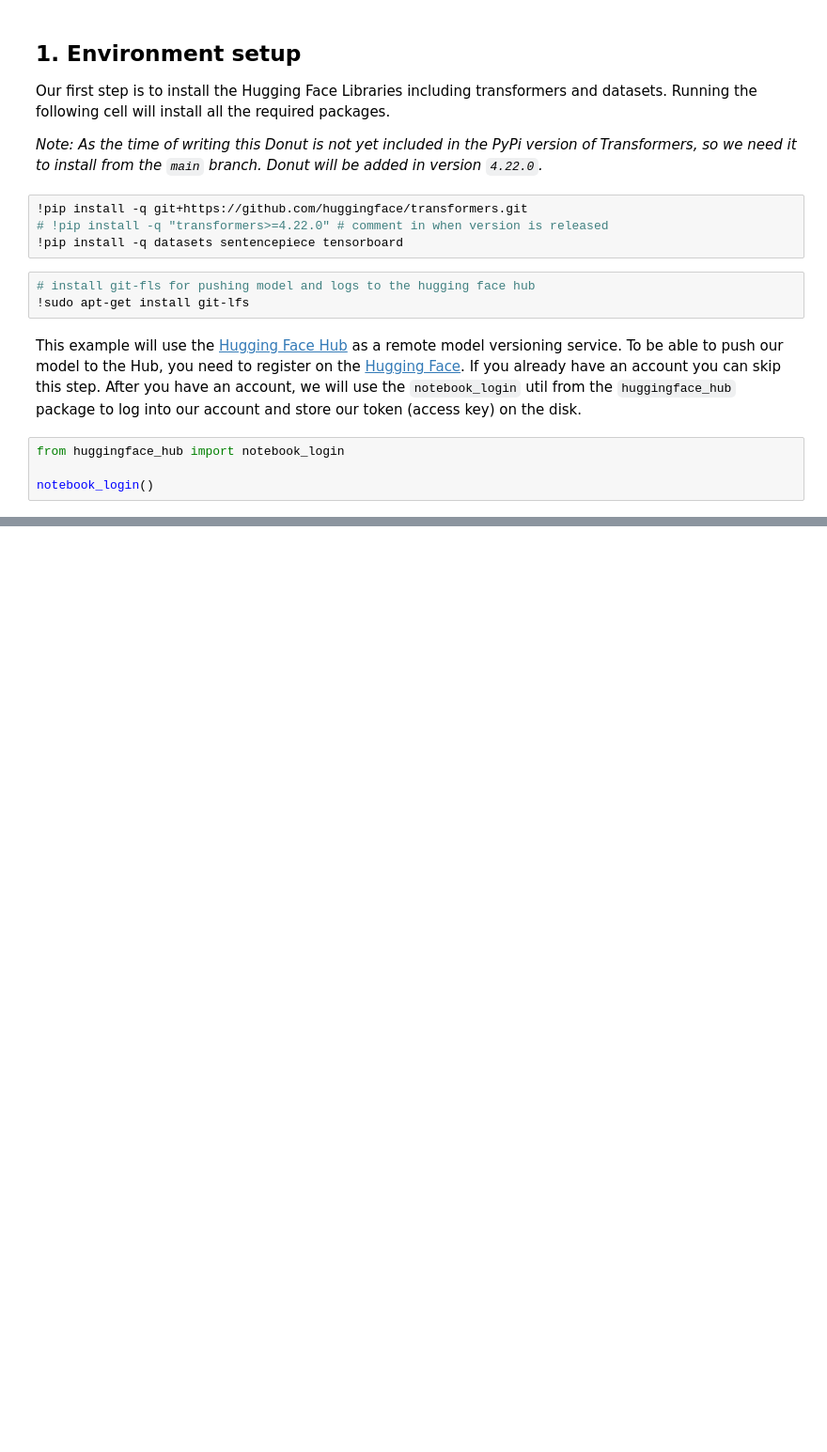
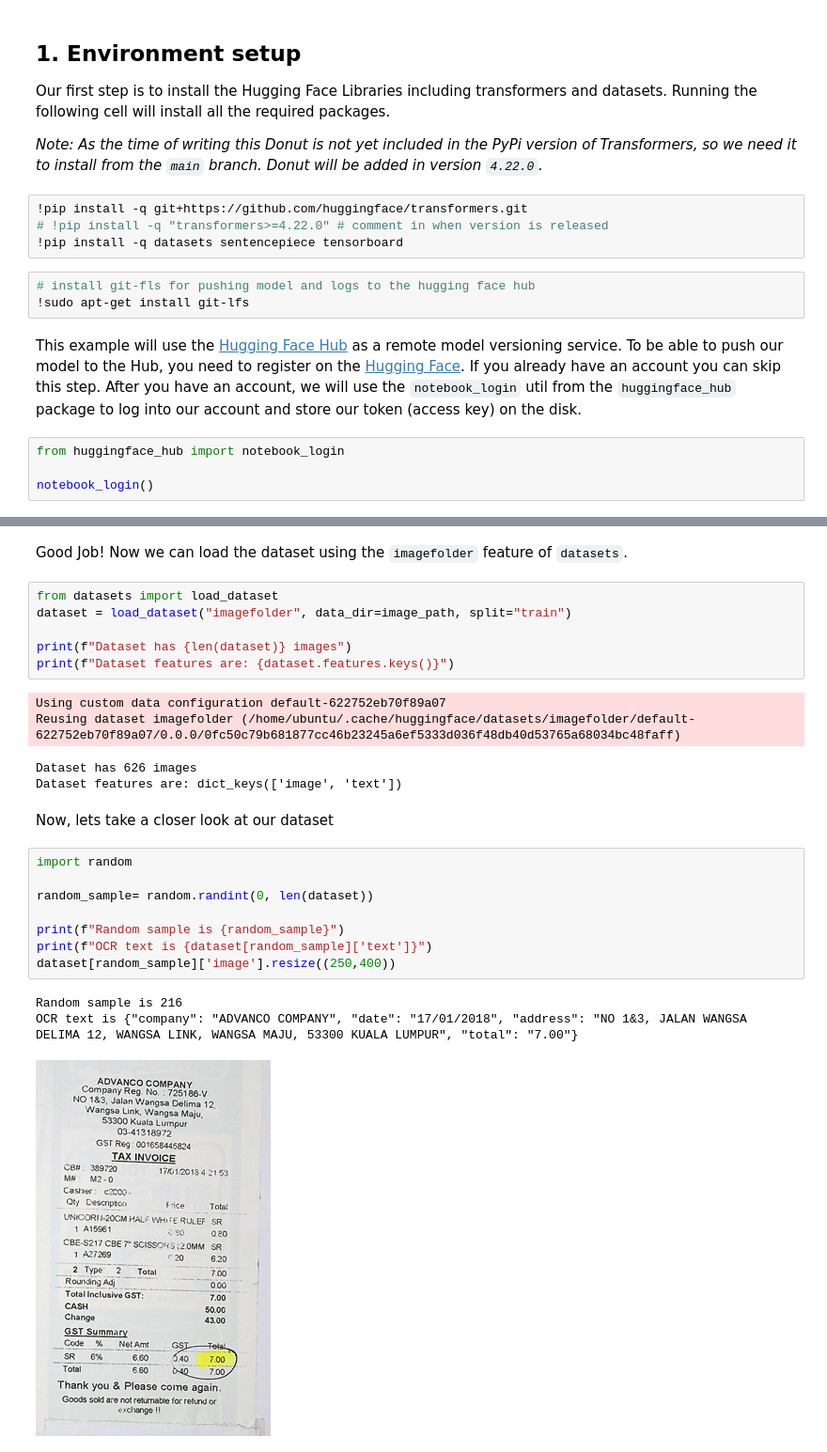
Before and after one commit to philschmid/document-ai-transformers, a Jupyter notebook: training/donut_sroie.ipynb, the cells around one changed output, grey strips where cells are left out. Shown at 94% size. Cells and saved outputs as stored; diff of their text form; blank space fills up the shorter version.

Commit message:
dataset loading

```diff
--- a/training/donut_sroie.ipynb
+++ b/training/donut_sroie.ipynb
@@ -58,0 +118,27 @@ datasat = load_dataset("darentang/sroie")
+# %% [markdown]
+Good Job! Now we can load the dataset using the `imagefolder` feature of `datasets`.
+# %%
+from datasets import load_dataset
+dataset = load_dataset("imagefolder", data_dir=image_path, split="train")
+
+print(f"Dataset has {len(dataset)} images")
+print(f"Dataset features are: {dataset.features.keys()}")
+# %% [output]
+Using custom data configuration default-622752eb70f89a07
+Reusing dataset imagefolder (/home/ubuntu/.cache/huggingface/datasets/imagefolder/default-622752eb70f89a07/0.0.0/0fc50c79b681877cc46b23245a6ef5333d036f48db40d53765a68034bc48faff)
+Dataset has 626 images
+Dataset features are: dict_keys(['image', 'text'])
+# %% [markdown]
+Now, lets take a closer look at our dataset
+# %%
+import random
+
+random_sample= random.randint(0, len(dataset))
+
+print(f"Random sample is {random_sample}")
+print(f"OCR text is {dataset[random_sample]['text']}")
+dataset[random_sample]['image'].resize((250,400))
+# %% [output]
+Random sample is 216
+OCR text is {"company": "ADVANCO COMPANY", "date": "17/01/2018", "address": "NO 1&3, JALAN WANGSA DELIMA 12, WANGSA LINK, WANGSA MAJU, 53300 KUALA LUMPUR", "total": "7.00"}
+[figure, added]
```
Also changed, not shown: parts of 7 cells of this notebook, 1 other file.
